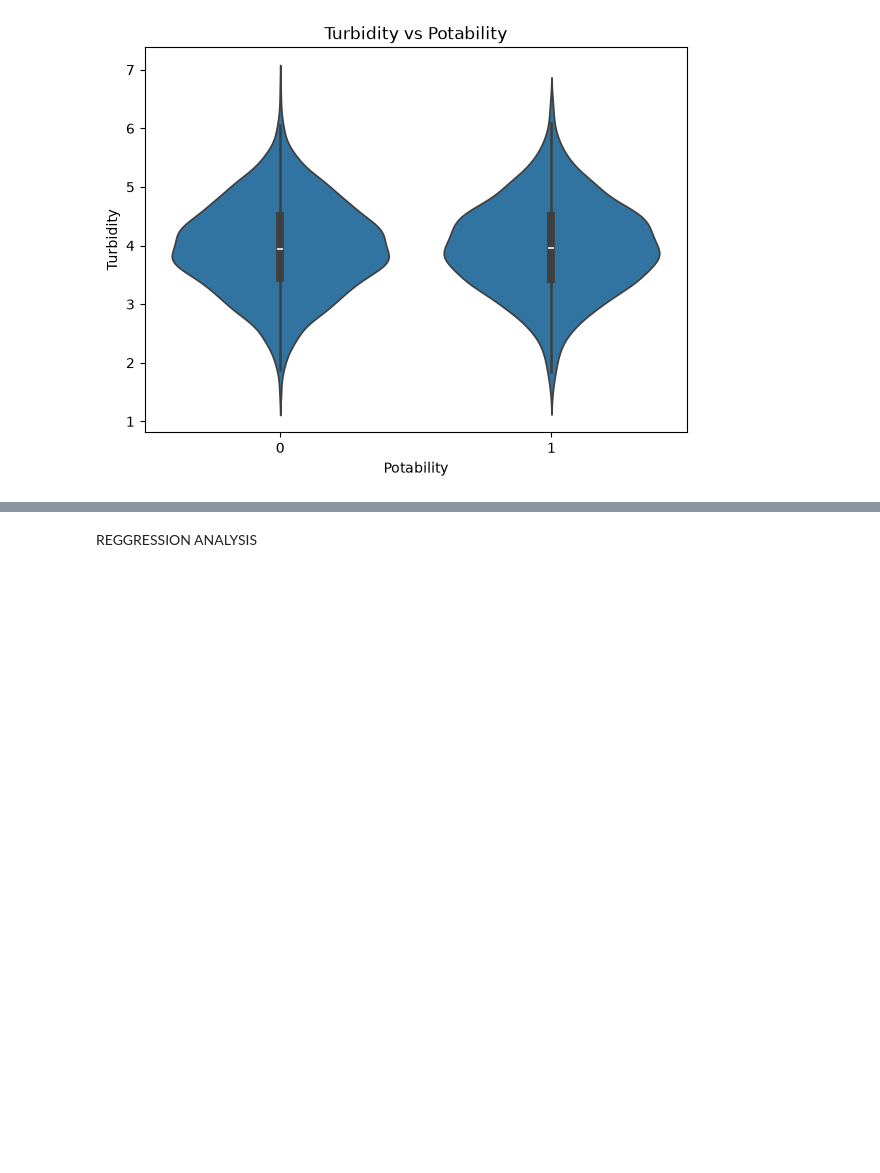
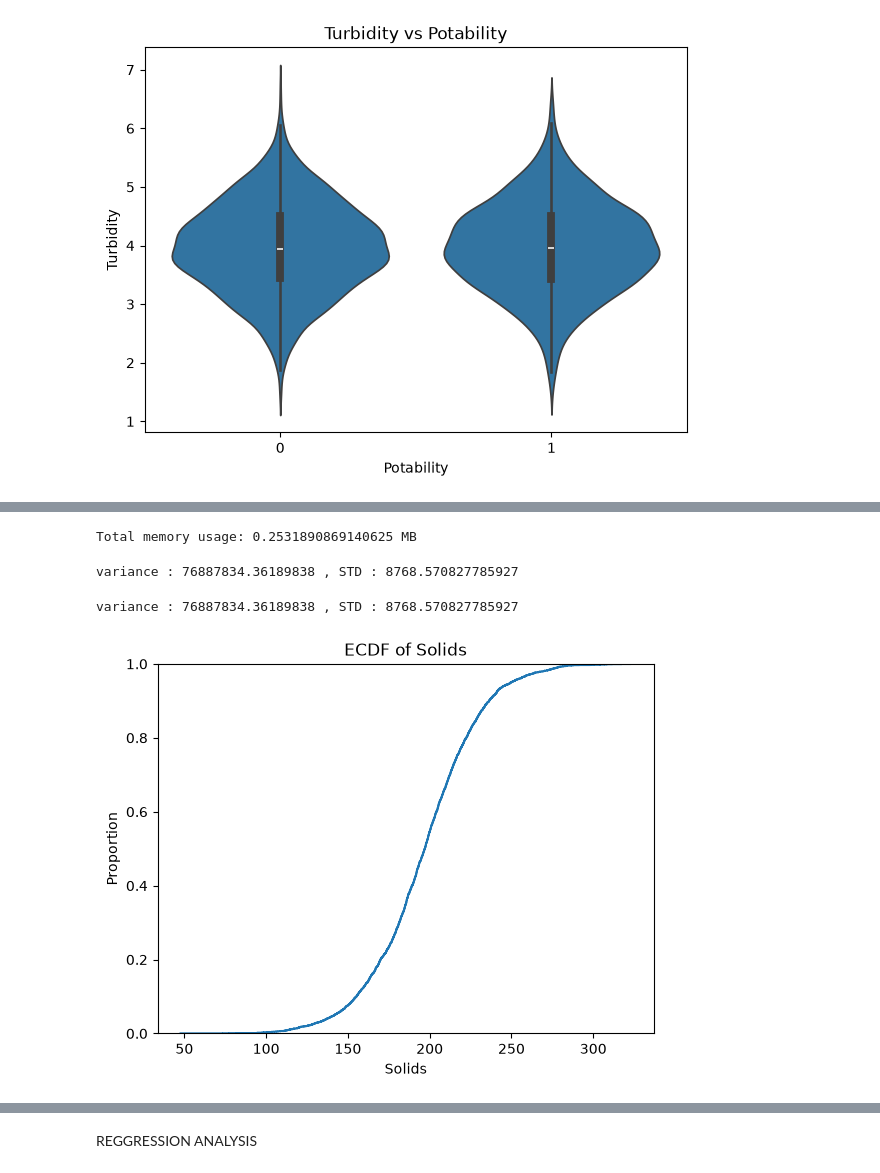
Before and after one commit to mehdiigouch/WATER-POTABILITY-USING-ML-PROJECT_V2, a Jupyter notebook: ANALYSIS/EDA.ipynb, the cells around one changed output, grey strips where cells are left out. Drawn from its saved outputs; the diff is of its cells as text; code cells hidden in the pictures; blank space fills up the shorter version.

```diff
--- a/ANALYSIS/EDA.ipynb
+++ b/ANALYSIS/EDA.ipynb
@@ -499,0 +526,30 @@ for feature in features:
+# %%
+size=df.memory_usage(deep=True).sum()
+print(f"Total memory usage: {size/(1024**2)} MB")
+# %% [output]
+Total memory usage: 0.2531890869140625 MB
+# %%
+var = df["Solids"].var()
+std = df["Solids"].std()
+
+print(f"variance : {var} , STD : {std}")
+# %% [output]
+variance : 76887834.36189838 , STD : 8768.570827785927
+# %%
+var = df["Solids"].var(ddof=0)
+std = df["Solids"].std(ddof=0)        # this is for a populatiion ddof = 0
+
+print(f"variance : {var} , STD : {std}")
+# %% [output]
+variance : 76887834.36189838 , STD : 8768.570827785927
+# %%
+
+sns.ecdfplot(data=df, x="Hardness")
+
+plt.xlabel("Solids")
+plt.ylabel("Proportion")
+plt.title("ECDF of Solids")
+
+plt.show()
+# %% [output]
+[figure, added]
```
Also changed, not shown: parts of 6 cells of this notebook.
